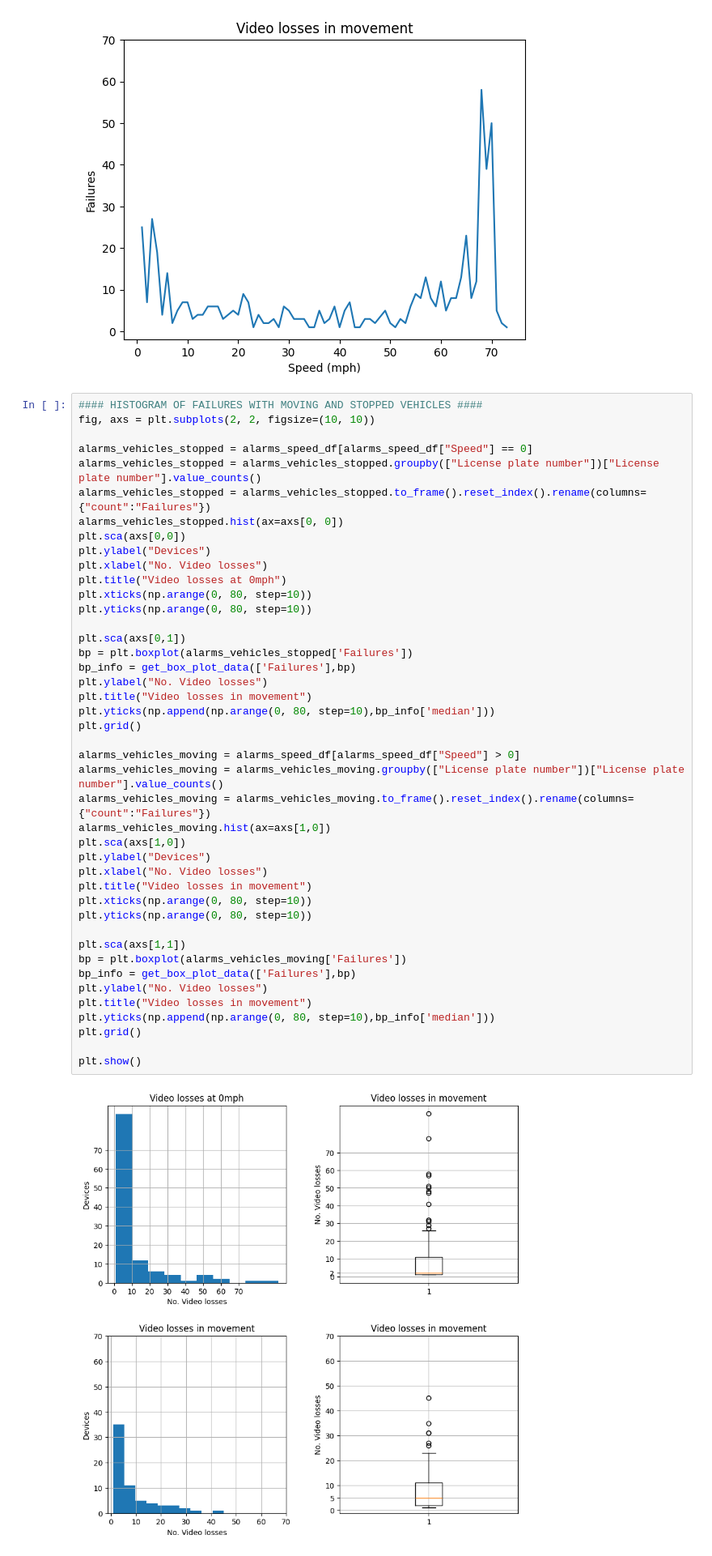
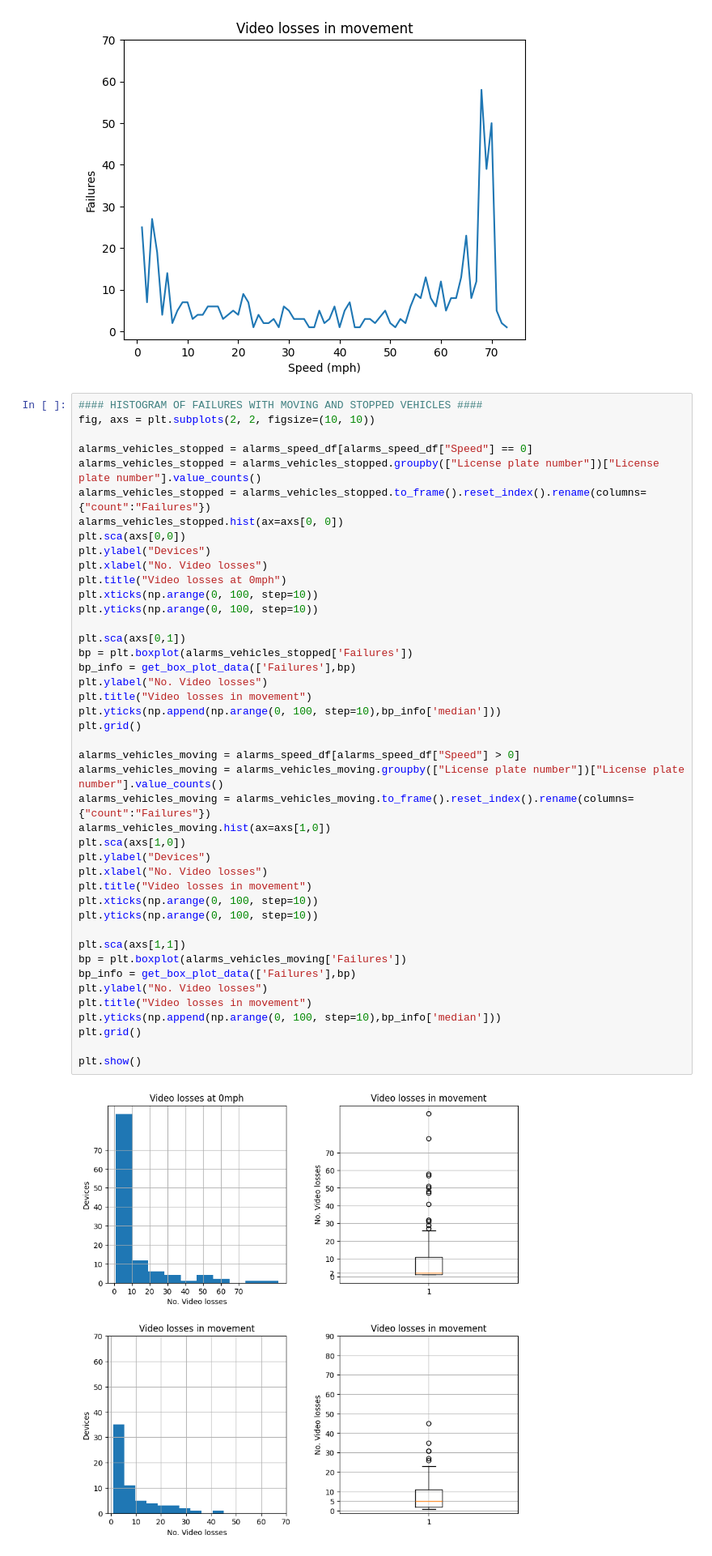
Before and after one commit to apolo-marton/video-loss-analysis, a Jupyter notebook: alarm_analysis.ipynb, the cells around one changed output. Shown at 81% size. Saved outputs shown, nothing was run; the diff lists cells and outputs as text.

```diff
--- a/alarm_analysis.ipynb
+++ b/alarm_analysis.ipynb
@@ -355,40 +355,40 @@ alarms_vehicles_stopped.hist(ax=axs[0, 0])
 plt.sca(axs[0,0])
 plt.ylabel("Devices")
 plt.xlabel("No. Video losses")
 plt.title("Video losses at 0mph")
-plt.xticks(np.arange(0, 80, step=10))
-plt.yticks(np.arange(0, 80, step=10))
+plt.xticks(np.arange(0, 100, step=10))
+plt.yticks(np.arange(0, 100, step=10))
 
 plt.sca(axs[0,1])
 bp = plt.boxplot(alarms_vehicles_stopped['Failures'])
 bp_info = get_box_plot_data(['Failures'],bp)
 plt.ylabel("No. Video losses")
 plt.title("Video losses in movement")
-plt.yticks(np.append(np.arange(0, 80, step=10),bp_info['median']))
+plt.yticks(np.append(np.arange(0, 100, step=10),bp_info['median']))
 plt.grid()
 
 alarms_vehicles_moving = alarms_speed_df[alarms_speed_df["Speed"] > 0]
 alarms_vehicles_moving = alarms_vehicles_moving.groupby(["License plate number"])["License plate number"].value_counts()
 alarms_vehicles_moving = alarms_vehicles_moving.to_frame().reset_index().rename(columns={"count":"Failures"})
 alarms_vehicles_moving.hist(ax=axs[1,0])
 plt.sca(axs[1,0])
 plt.ylabel("Devices")
 plt.xlabel("No. Video losses")
 plt.title("Video losses in movement")
-plt.xticks(np.arange(0, 80, step=10))
-plt.yticks(np.arange(0, 80, step=10))
+plt.xticks(np.arange(0, 100, step=10))
+plt.yticks(np.arange(0, 100, step=10))
 
 plt.sca(axs[1,1])
 bp = plt.boxplot(alarms_vehicles_moving['Failures'])
 bp_info = get_box_plot_data(['Failures'],bp)
 plt.ylabel("No. Video losses")
 plt.title("Video losses in movement")
-plt.yticks(np.append(np.arange(0, 80, step=10),bp_info['median']))
+plt.yticks(np.append(np.arange(0, 100, step=10),bp_info['median']))
 plt.grid()
 
 plt.show()
 # %% [output]
-[figure, old version]
+[figure, new version]
 # %%
 #EXPORT CONSOLIDATED DATA
 outlier_devices
```
Also changed, not shown: parts of 1 cell of this notebook.
